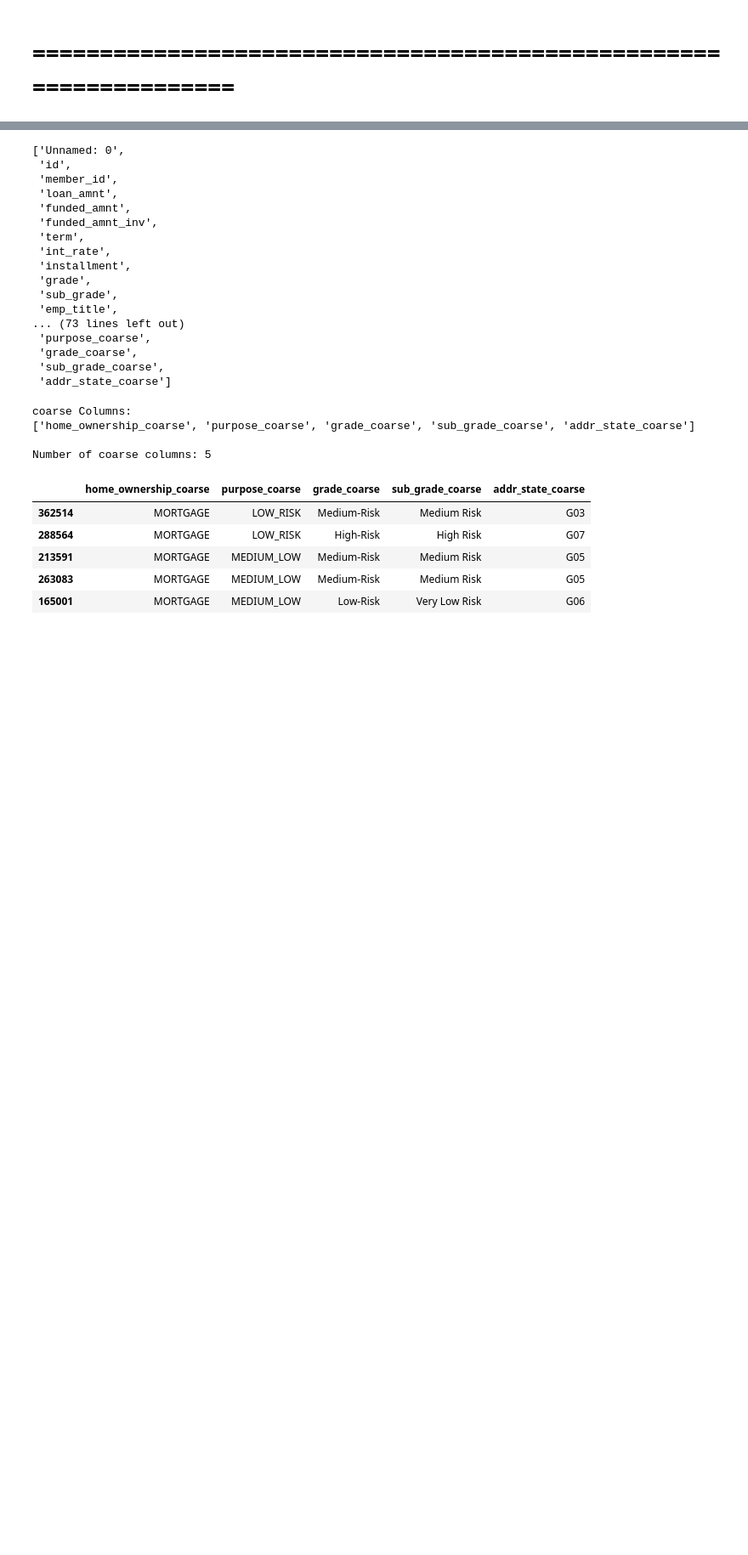
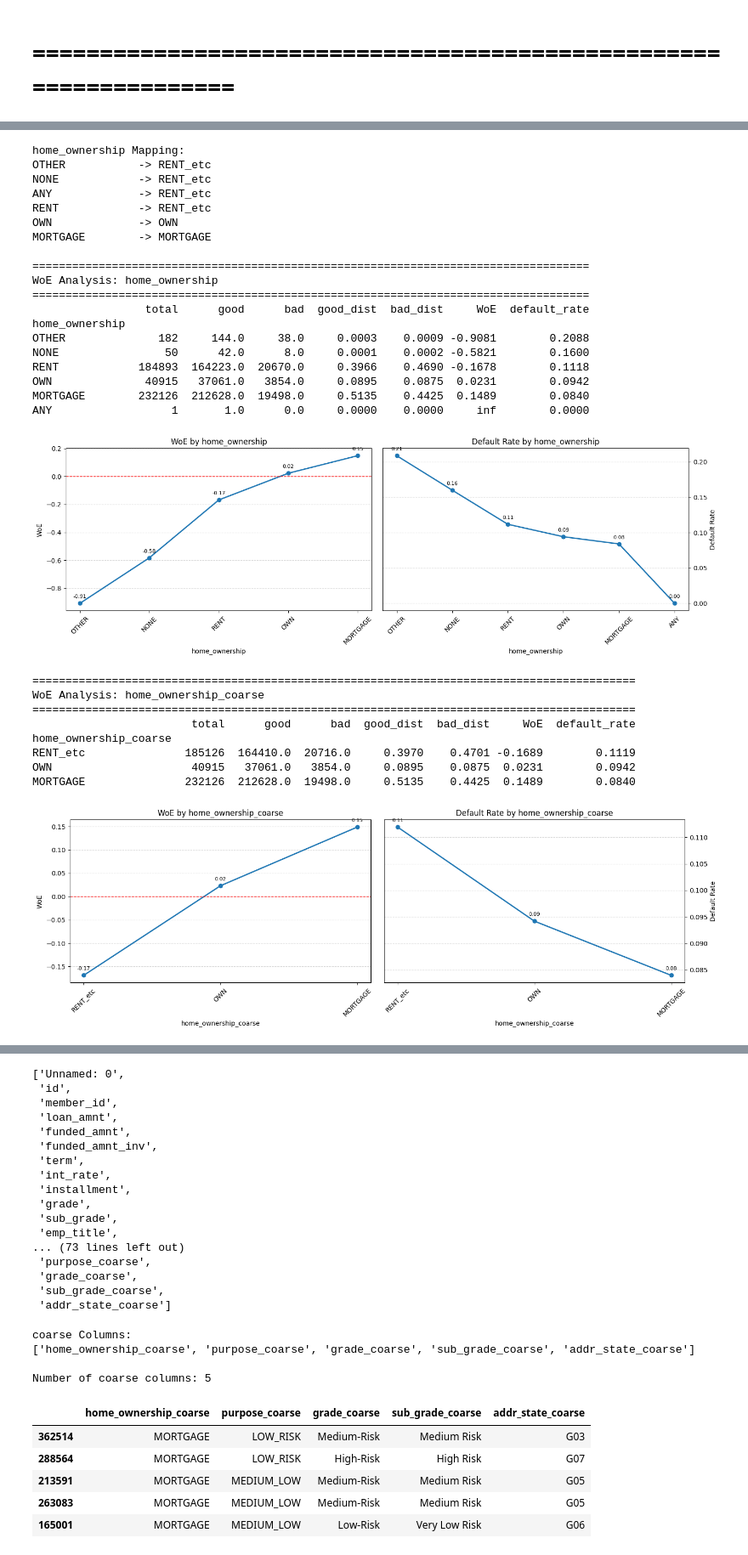
Before and after one commit to aminmirhaj/credit-risk-modeling, a Jupyter notebook: notebooks/00_initial_full_version.ipynb, the cells around one changed output, grey strips where cells are left out. Shown at 85% size. Saved outputs shown, nothing was run; the diff lists cells and outputs as text; code cells hidden in the pictures; blank space fills up the shorter version.

```diff
--- a/notebooks/00_initial_full_version.ipynb
+++ b/notebooks/00_initial_full_version.ipynb
@@ -1069,21 +695,0 @@ def coarse_classing_analysis(df, column_name, category_mapping):
-# %%
-
-column_name = "home_ownership"
-
-category_mapping = {
-    "OTHER": "RENT_etc",
-    "NONE": "RENT_etc",
-    "ANY": "RENT_etc",
-    "RENT": "RENT_etc",
-
-    "OWN": "OWN",
-
-    "MORTGAGE": "MORTGAGE",
-
-}
-
-woe_comparison = coarse_classing_analysis(
-    df,
-    column_name,
-    category_mapping
-)
@@ -1110,3 +1267,54 @@ MORTGAGE               232126  212628.0  19498.0     0.5135    0.4425  0.1489
+# %%
+
+column_name = "home_ownership"
+
+category_mapping = {
+    "OTHER": "RENT_etc",
+    "NONE": "RENT_etc",
+    "ANY": "RENT_etc",
+    "RENT": "RENT_etc",
+
+    "OWN": "OWN",
+
+    "MORTGAGE": "MORTGAGE",
+
+}
+
+woe_comparison = coarse_classing_analysis_for_categorical_column(
+    df,
+    column_name,
+    category_mapping
+)
+# %% [output]
+home_ownership Mapping:
+OTHER           -> RENT_etc
+NONE            -> RENT_etc
+ANY             -> RENT_etc
+RENT            -> RENT_etc
+OWN             -> OWN
+MORTGAGE        -> MORTGAGE
+
+====================================================================================
+WoE Analysis: home_ownership
+====================================================================================
+                 total      good      bad  good_dist  bad_dist     WoE  default_rate
+home_ownership
+OTHER              182     144.0     38.0     0.0003    0.0009 -0.9081        0.2088
+NONE                50      42.0      8.0     0.0001    0.0002 -0.5821        0.1600
+RENT            184893  164223.0  20670.0     0.3966    0.4690 -0.1678        0.1118
+OWN              40915   37061.0   3854.0     0.0895    0.0875  0.0231        0.0942
+MORTGAGE        232126  212628.0  19498.0     0.5135    0.4425  0.1489        0.0840
+ANY                  1       1.0      0.0     0.0000    0.0000     inf        0.0000
+[figure, added]
+===========================================================================================
+WoE Analysis: home_ownership_coarse
+===========================================================================================
+                        total      good      bad  good_dist  bad_dist     WoE  default_rate
+home_ownership_coarse
+RENT_etc               185126  164410.0  20716.0     0.3970    0.4701 -0.1689        0.1119
+OWN                     40915   37061.0   3854.0     0.0895    0.0875  0.0231        0.0942
+MORTGAGE               232126  212628.0  19498.0     0.5135    0.4425  0.1489        0.0840
+[figure, added]
 # %%
 
 column_name = "purpose"
```
Also changed, not shown: parts of 33 cells of this notebook.
